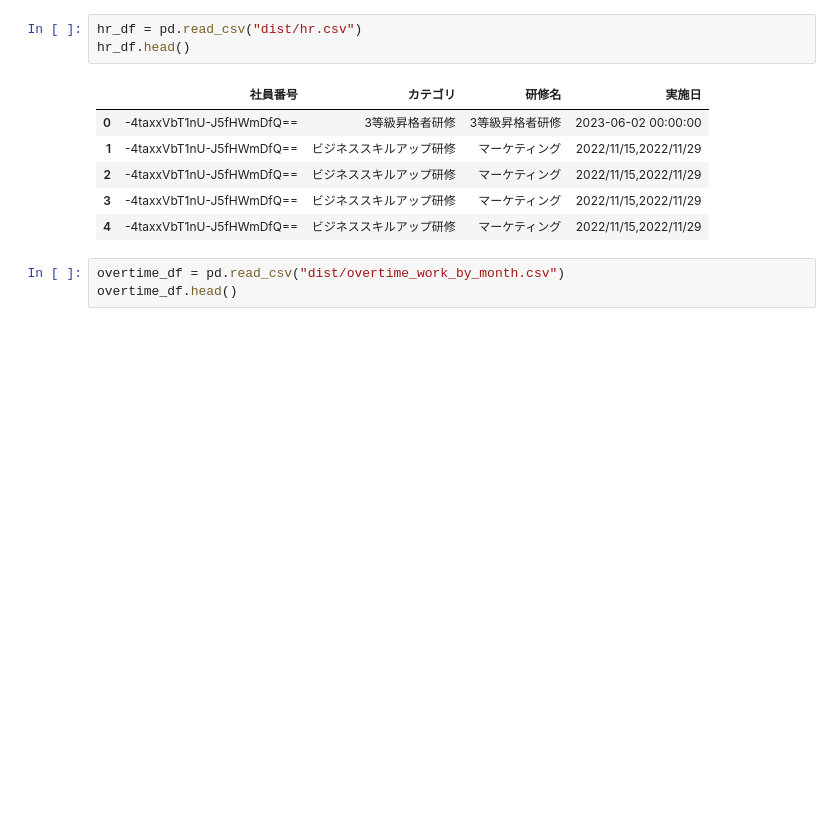
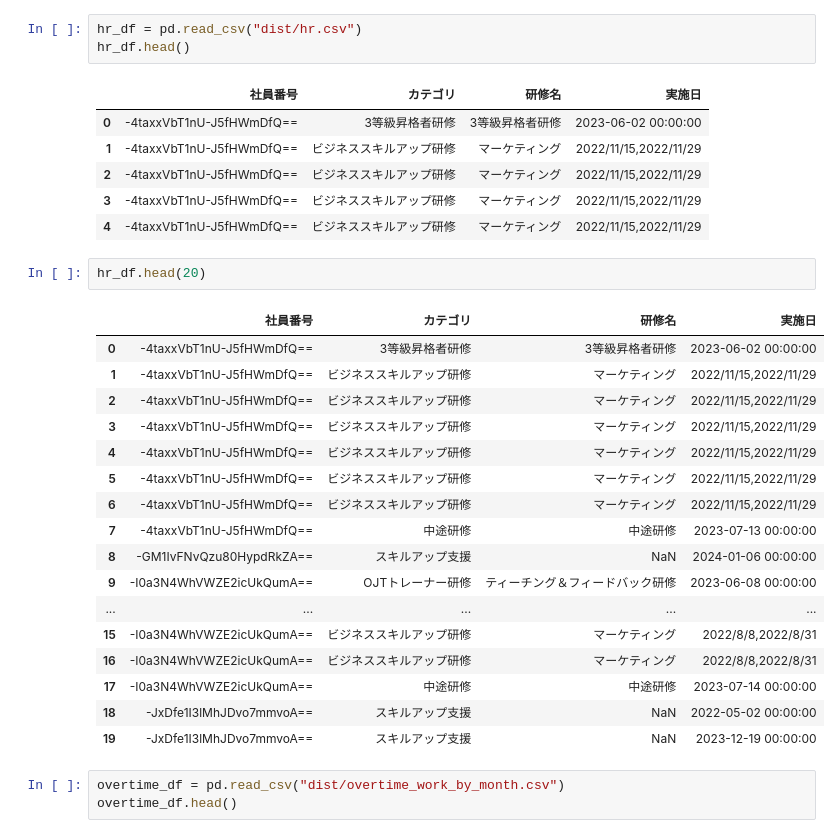
Before and after one commit to yoshi-suke/202507-atma-cup, a Jupyter notebook: test.ipynb, the cells around one changed output. Saved outputs shown, nothing was run; the diff lists cells and outputs as text; blank space fills up the shorter version.

```diff
--- a/test.ipynb
+++ b/test.ipynb
@@ -34,6 +34,26 @@ hr_df.head()
 | 2 | -4taxxVbT1nU-J5fHWmDfQ== | ビジネススキルアップ研修 | マーケティング | 2022/11/15,2022/11/29 |
 | 3 | -4taxxVbT1nU-J5fHWmDfQ== | ビジネススキルアップ研修 | マーケティング | 2022/11/15,2022/11/29 |
 | 4 | -4taxxVbT1nU-J5fHWmDfQ== | ビジネススキルアップ研修 | マーケティング | 2022/11/15,2022/11/29 |
+# %%
+hr_df.head(20)
+# %% [output]
+|  | 社員番号 | カテゴリ | 研修名 | 実施日 |
+| 0 | -4taxxVbT1nU-J5fHWmDfQ== | 3等級昇格者研修 | 3等級昇格者研修 | 2023-06-02 00:00:00 |
+| 1 | -4taxxVbT1nU-J5fHWmDfQ== | ビジネススキルアップ研修 | マーケティング | 2022/11/15,2022/11/29 |
+| 2 | -4taxxVbT1nU-J5fHWmDfQ== | ビジネススキルアップ研修 | マーケティング | 2022/11/15,2022/11/29 |
+| 3 | -4taxxVbT1nU-J5fHWmDfQ== | ビジネススキルアップ研修 | マーケティング | 2022/11/15,2022/11/29 |
+| 4 | -4taxxVbT1nU-J5fHWmDfQ== | ビジネススキルアップ研修 | マーケティング | 2022/11/15,2022/11/29 |
+| 5 | -4taxxVbT1nU-J5fHWmDfQ== | ビジネススキルアップ研修 | マーケティング | 2022/11/15,2022/11/29 |
+| 6 | -4taxxVbT1nU-J5fHWmDfQ== | ビジネススキルアップ研修 | マーケティング | 2022/11/15,2022/11/29 |
+| 7 | -4taxxVbT1nU-J5fHWmDfQ== | 中途研修 | 中途研修 | 2023-07-13 00:00:00 |
+| 8 | -GM1IvFNvQzu80HypdRkZA== | スキルアップ支援 | NaN | 2024-01-06 00:00:00 |
+| 9 | -I0a3N4WhVWZE2icUkQumA== | OJTトレーナー研修 | ティーチング＆フィードバック研修 | 2023-06-08 00:00:00 |
+| ... | ... | ... | ... | ... |
+| 15 | -I0a3N4WhVWZE2icUkQumA== | ビジネススキルアップ研修 | マーケティング | 2022/8/8,2022/8/31 |
+| 16 | -I0a3N4WhVWZE2icUkQumA== | ビジネススキルアップ研修 | マーケティング | 2022/8/8,2022/8/31 |
+| 17 | -I0a3N4WhVWZE2icUkQumA== | 中途研修 | 中途研修 | 2023-07-14 00:00:00 |
+| 18 | -JxDfe1I3lMhJDvo7mmvoA== | スキルアップ支援 | NaN | 2022-05-02 00:00:00 |
+| 19 | -JxDfe1I3lMhJDvo7mmvoA== | スキルアップ支援 | NaN | 2023-12-19 00:00:00 |
 # %%
 overtime_df = pd.read_csv("dist/overtime_work_by_month.csv")
 overtime_df.head()
```
Also changed, not shown: parts of 26 cells of this notebook, 5 other files.
